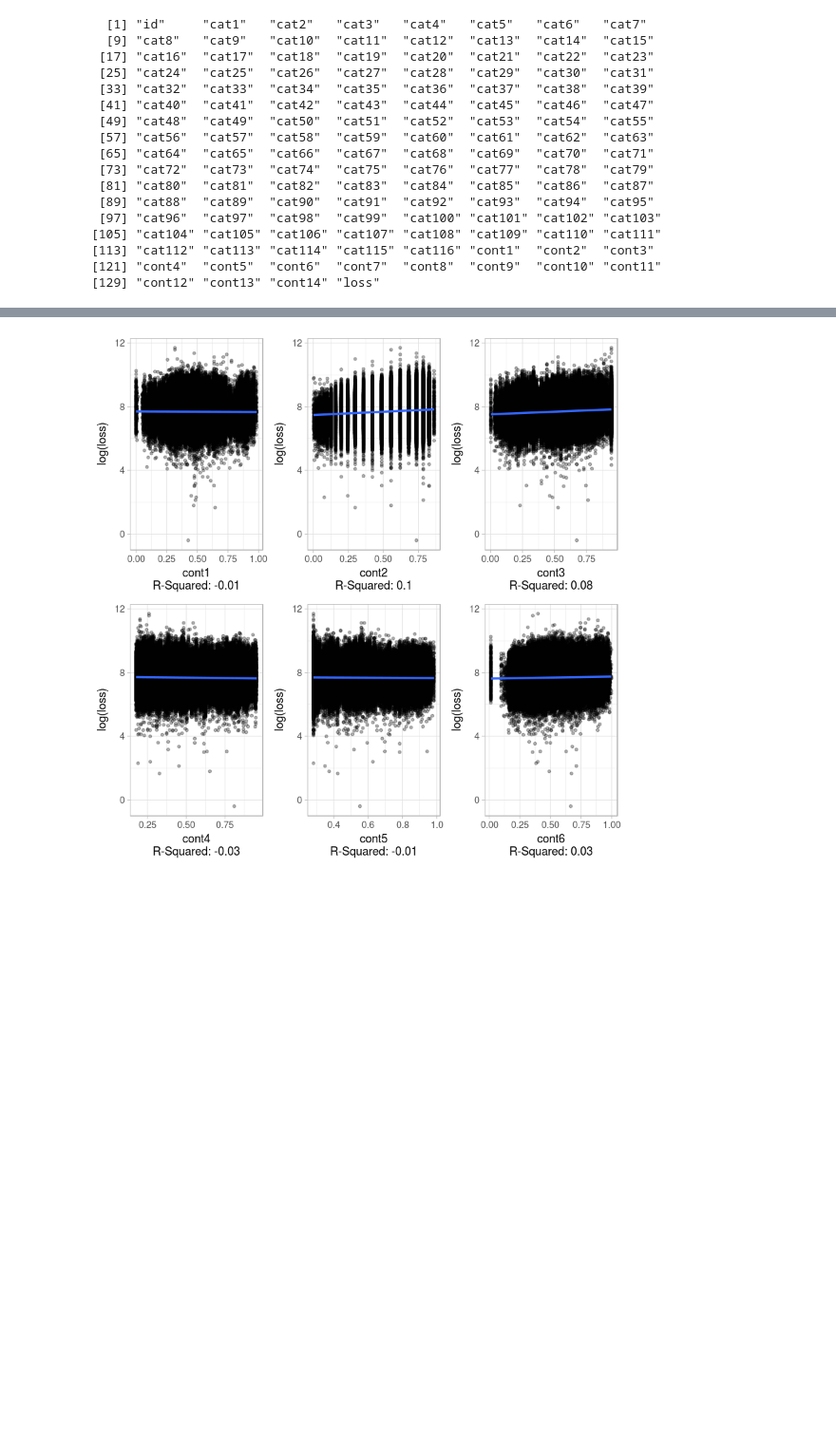
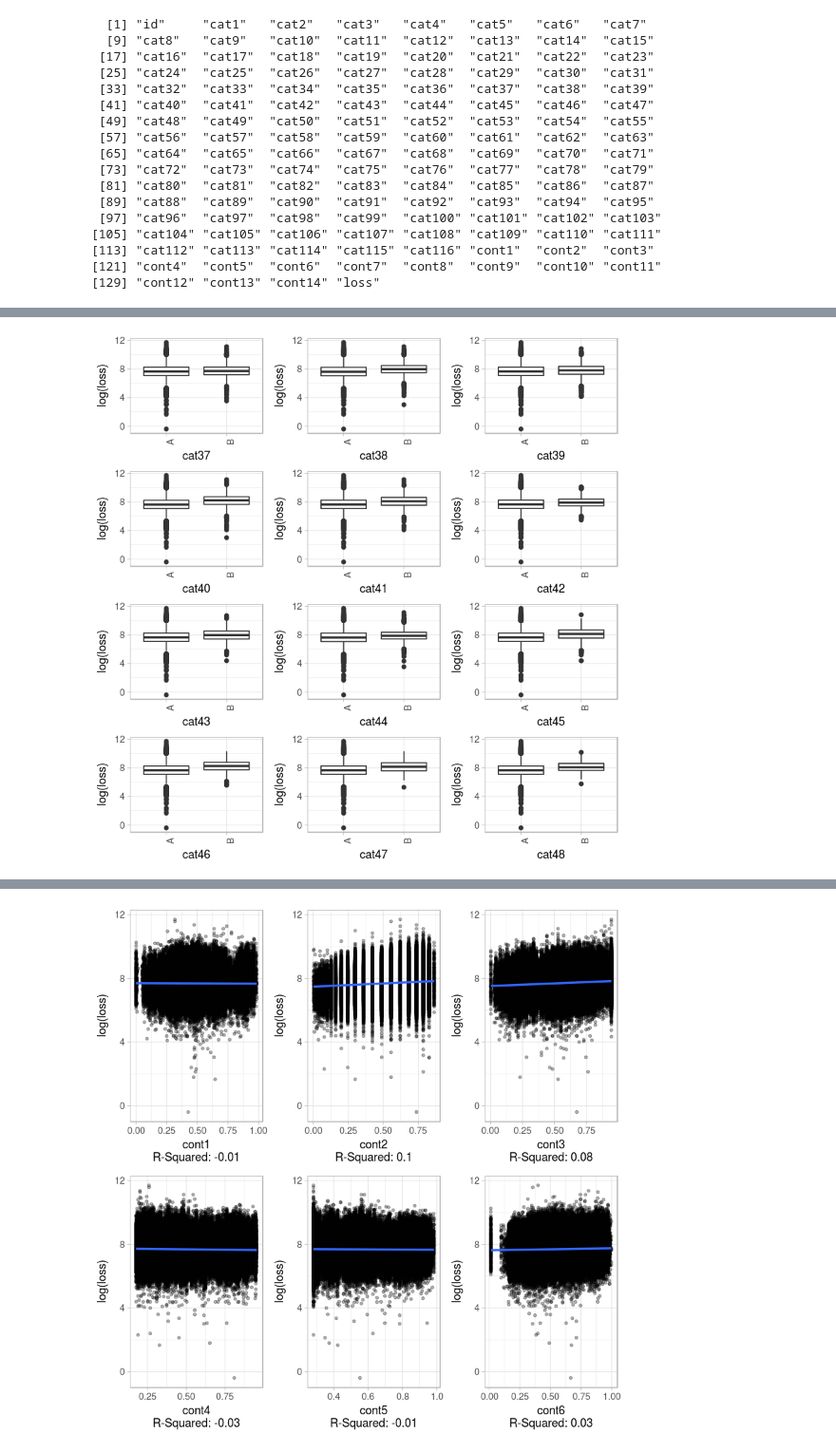
Before and after one commit to rahulremanan/HIMA, a Jupyter notebook: examples/Notebooks/06_Kaggle_Allstate_Claims_Severity/notebooks/01_Allstate_claims_severity_Exploratory_Data_Analysis.ipynb, the cells around one changed output, grey strips where cells are left out. Shown at 95% size. Drawn from its saved outputs; the diff is of its cells as text; code cells hidden in the pictures; blank space fills up the shorter version.

```diff
--- a/examples/Notebooks/06_Kaggle_Allstate_Claims_Severity/notebooks/01_Allstate_claims_severity_Exploratory_Data_Analysis.ipynb
+++ b/examples/Notebooks/06_Kaggle_Allstate_Claims_Severity/notebooks/01_Allstate_claims_severity_Exploratory_Data_Analysis.ipynb
@@ -98,0 +98,4 @@ doPlots(dt_train_cat, fun = plotBox, ii =1:12, lab=log(dt_train$loss), ncol = 3)
+# %%
+doPlots(dt_train_cat, fun = plotBox, ii =37:48, lab=log(dt_train$loss), ncol = 3)
+# %% [output]
+[figure, added]
```
Also changed, not shown: parts of 20 cells of this notebook.
